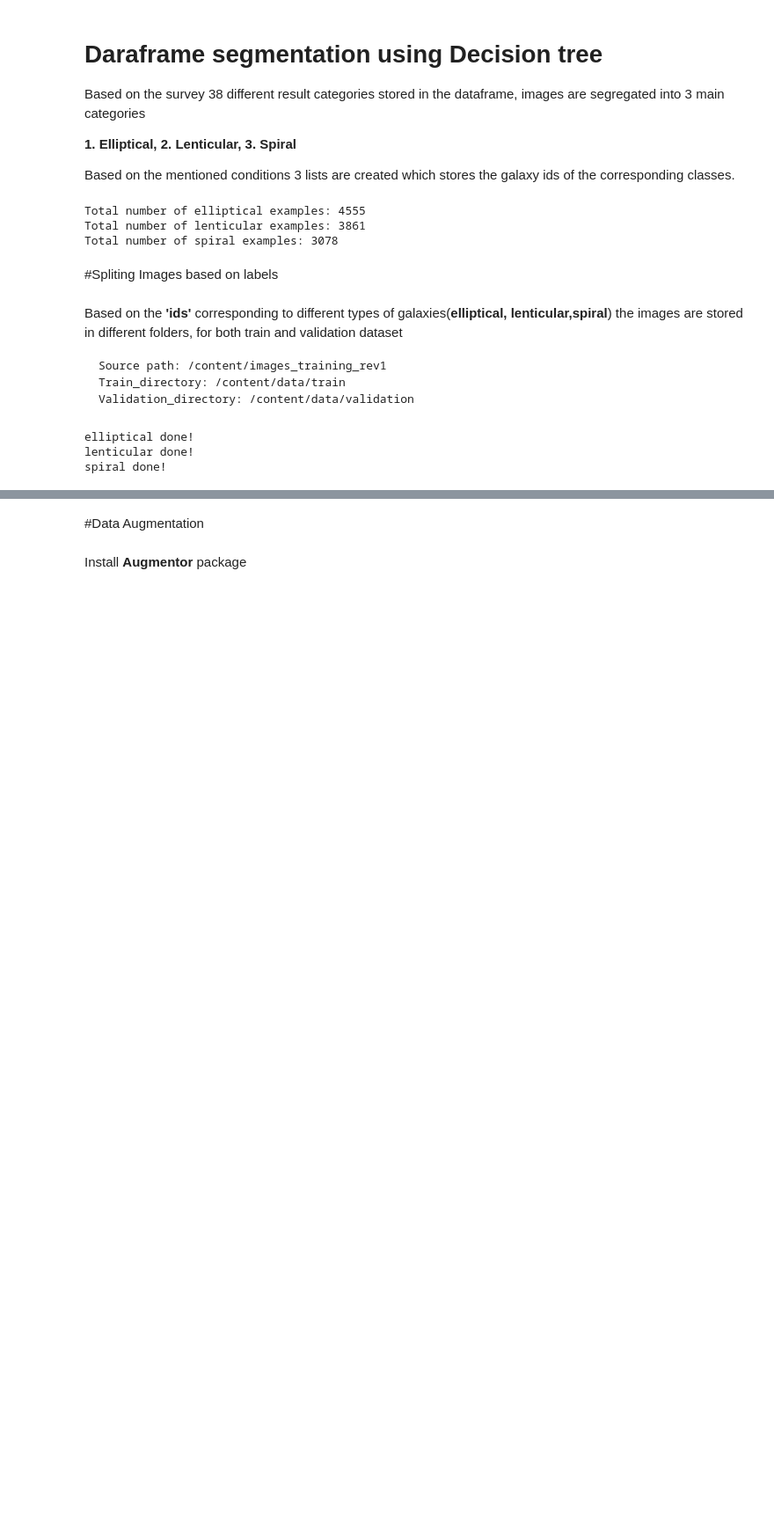
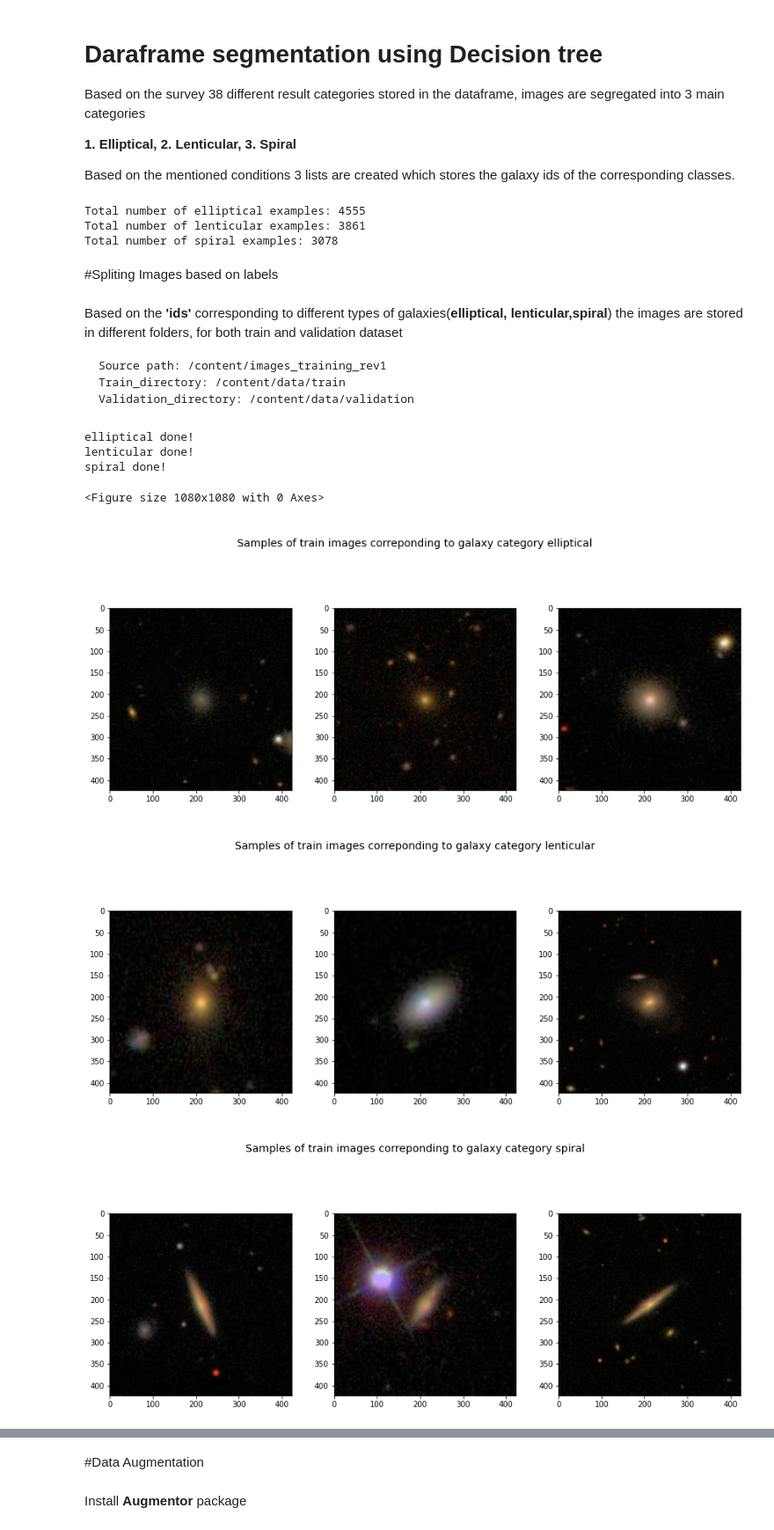
Before and after one commit to sankalpachowdhury/Galaxy-Classification-using-CNN, a Jupyter notebook: Copy_of_Model2_Galaxy_classification_Early_St_&_MCh.ipynb, the cells around one changed output, grey strips where cells are left out. Shown at 88% size. Drawn from its saved outputs; the diff is of its cells as text; code cells hidden in the pictures; blank space fills up the shorter version.

```diff
--- a/Copy_of_Model2_Galaxy_classification_Early_St_&_MCh.ipynb
+++ b/Copy_of_Model2_Galaxy_classification_Early_St_&_MCh.ipynb
@@ -185,3 +185,23 @@ for serial, galaxy_class in enumerate(galaxy_ids):
 elliptical done!
 lenticular done!
 spiral done!
+# %%
+# Raw images before augmentation
+import matplotlib.pyplot as plt
+import matplotlib.image as img
+import numpy as np
+
+fig1=plt.figure(figsize=(15, 15))
+for folder in ['train', 'validation']:
+  for x,name in enumerate(galaxy_names):
+    fig = plt.figure(figsize=(15, 15))
+    for i,j in enumerate(os.listdir('/content/data/{0}/{1}'.format(folder, name))[0:3]):
+      fig.add_subplot(3, 3,i+1)
+      plt.imshow(img.imread(os.path.join('/content/data/{0}/{1}'.format(folder, name),j)))
+      fig.suptitle('\nSamples of {0} images correponding to galaxy category {1}'.format(folder, name),fontsize = 14)
+plt.show()
+# %% [output]
+<Figure size 1080x1080 with 0 Axes>
+[figure, added]
+[figure, added]
+[figure, added]
```
Also changed, not shown: parts of 26 cells of this notebook.
